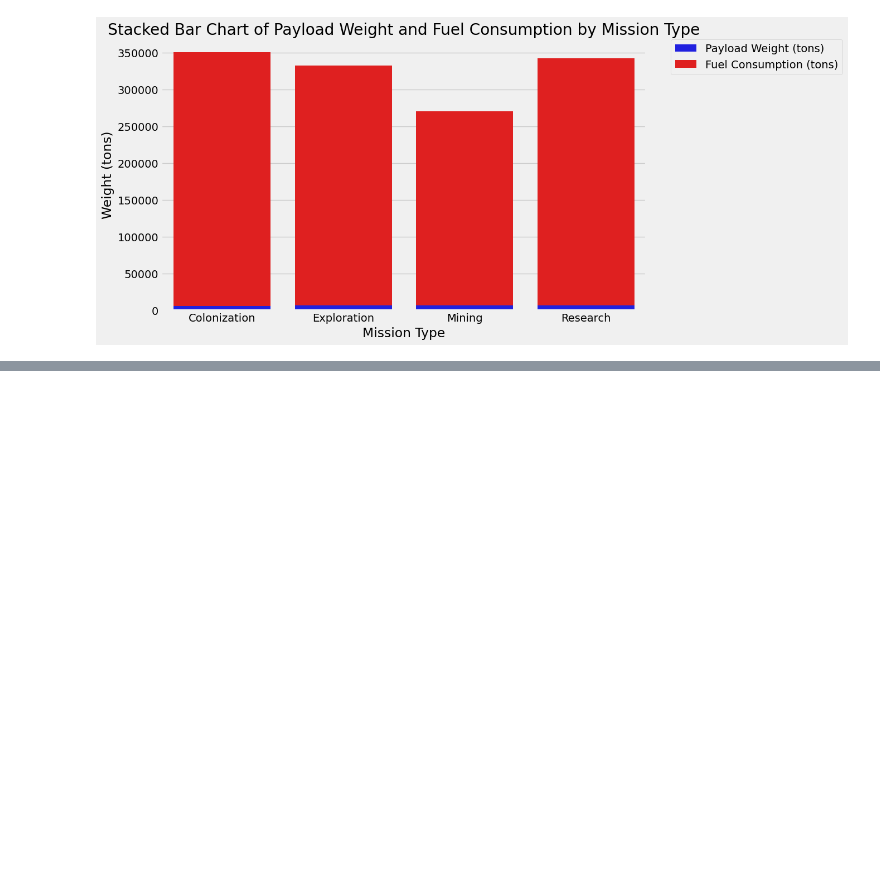
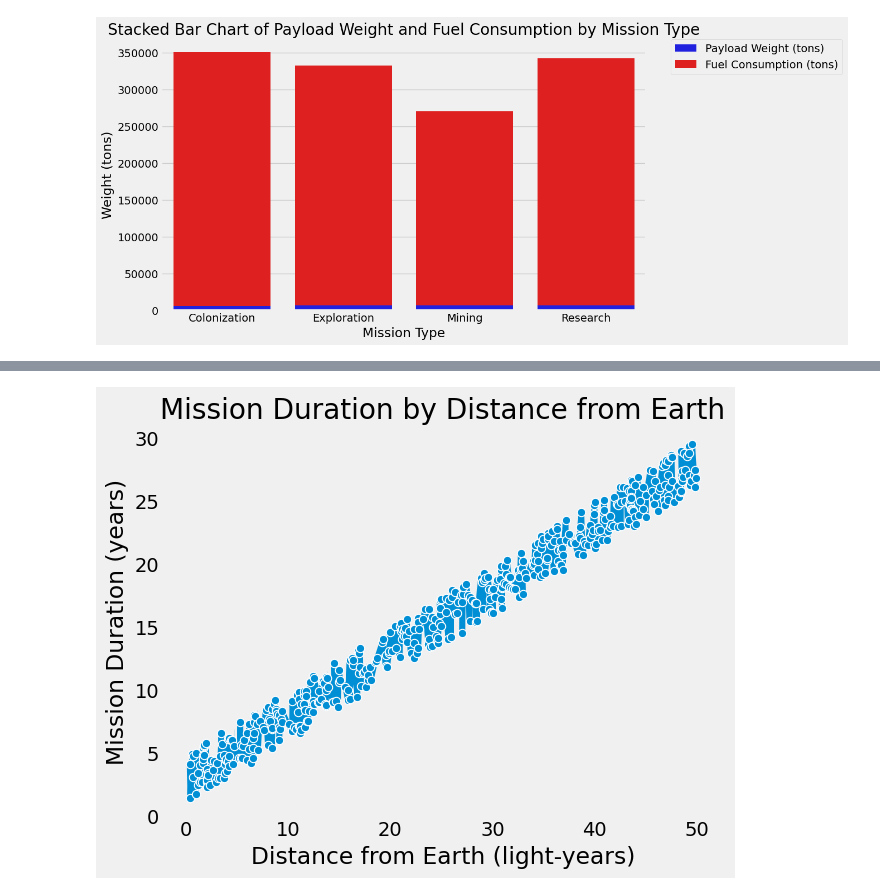
Before and after one commit to HMurawski/space_missions, a Jupyter notebook: main.ipynb, the cells around one changed output, grey strips where cells are left out. Saved outputs shown, nothing was run; the diff lists cells and outputs as text; code cells hidden in the pictures; blank space fills up the shorter version.

```diff
--- a/main.ipynb
+++ b/main.ipynb
@@ -288,0 +299,9 @@ plt.show()
+# %%
+sns.lineplot(x='Distance from Earth (light-years)', y='Mission Duration (years)', data=df, marker='o')
+plt.title('Mission Duration by Distance from Earth')
+plt.xlabel('Distance from Earth (light-years)')
+plt.ylabel('Mission Duration (years)')
+plt.grid()
+plt.show()
+# %% [output]
+[figure, added]
```
Also changed, not shown: parts of 4 cells of this notebook.
